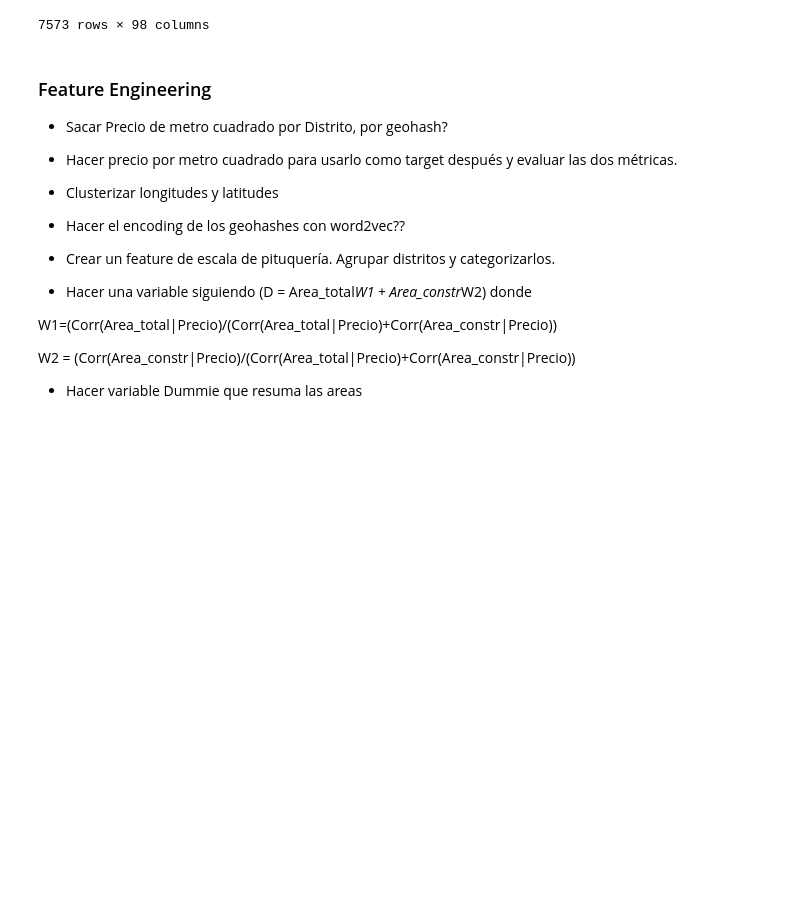
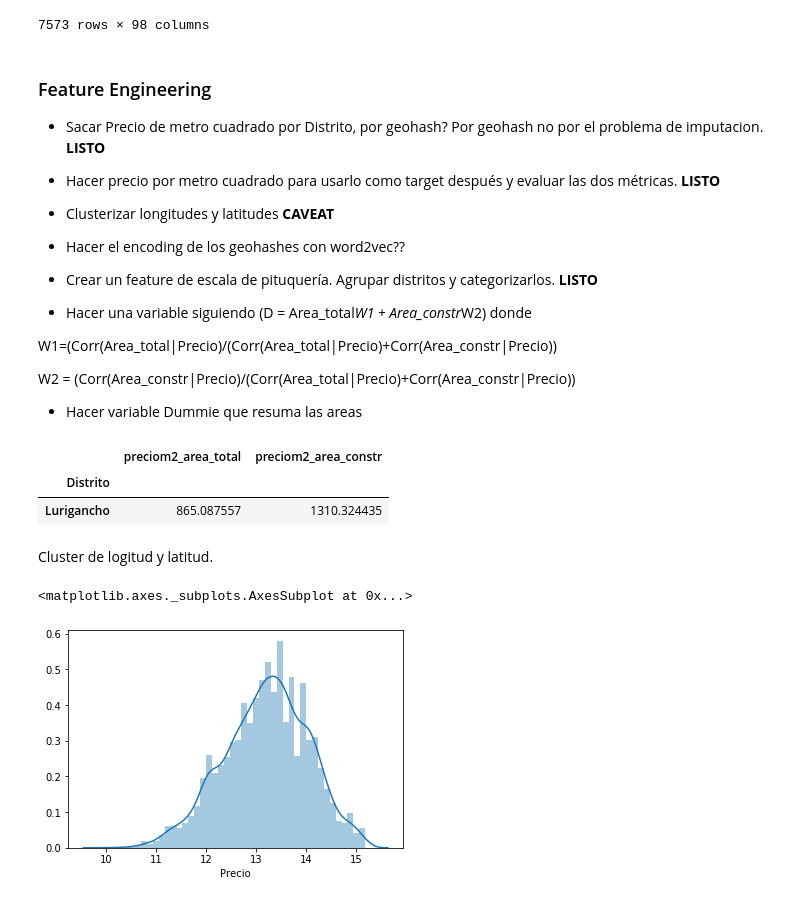
Before and after one commit to PBenavides/Automated-Valuation-Model-Lima, a Jupyter notebook: Data Analysis/Analisis_casas_pt_03.ipynb, the cells around one changed output. Cells and saved outputs as stored; diff of their text form; code cells hidden in the pictures; blank space fills up the shorter version.

```diff
--- a/Data Analysis/Analisis_casas_pt_03.ipynb
+++ b/Data Analysis/Analisis_casas_pt_03.ipynb
@@ -101,15 +104,15 @@ df
 # %% [markdown]
 ### Feature Engineering
 
-- Sacar Precio de metro cuadrado por Distrito, por geohash?
+- Sacar Precio de metro cuadrado por Distrito, por geohash? Por geohash no por el problema de imputacion. **LISTO**
 
-- Hacer precio por metro cuadrado para usarlo como target después y evaluar las dos métricas.
+- Hacer precio por metro cuadrado para usarlo como target después y evaluar las dos métricas. **LISTO**
 
-- Clusterizar longitudes y latitudes
+- Clusterizar longitudes y latitudes **CAVEAT**
 
 - Hacer el encoding de los geohashes con word2vec??
 
-- Crear un feature de escala de pituquería. Agrupar distritos y categorizarlos.
+- Crear un feature de escala de pituquería. Agrupar distritos y categorizarlos. **LISTO**
 
 - Hacer una variable siguiendo (D = Area_total*W1 + Area_constr*W2) donde
 
@@ -120,0 +128,26 @@ W2 = (Corr(Area_constr|Precio)/(Corr(Area_total|Precio)+Corr(Area_constr|Precio)
+# %%
+#El POSIBLE TARGET PUEDE SER ESTE.
+
+df['preciom2_area_total'] = df.Precio / df.Area_total_m2
+df['preciom2_area_constr'] = df.Precio / df.Area_constr_m2
+# %%
+dist_ = df.groupby('Distrito')['preciom2_area_total','preciom2_area_constr'].agg('mean')
+df = df.merge(dist_, on='Distrito', how='left')
+# %%
+dist_[dist_.index == 'Lurigancho']
+# %% [output]
+|  | preciom2_area_total | preciom2_area_constr |
+| Distrito |  |  |
+| Lurigancho | 865.087557 | 1310.324435 |
+# %%
+df.drop(['preciom2_area_total_x','preciom2_area_constr_x'],axis=1,inplace=True)
+# %%
+df = df.rename(columns = {'preciom2_area_total_y':'preciom2_area_total',
+                     'preciom2_area_constr_y':'preciom2_area_constr'})
+# %% [markdown]
+Cluster de logitud y latitud.
+# %%
+sns.distplot(np.log1p(df.Precio))
+# %% [output]
+<matplotlib.axes._subplots.AxesSubplot at 0x...>
+[figure, added]
```
Also changed, not shown: parts of 12 cells of this notebook, 1 other file.
